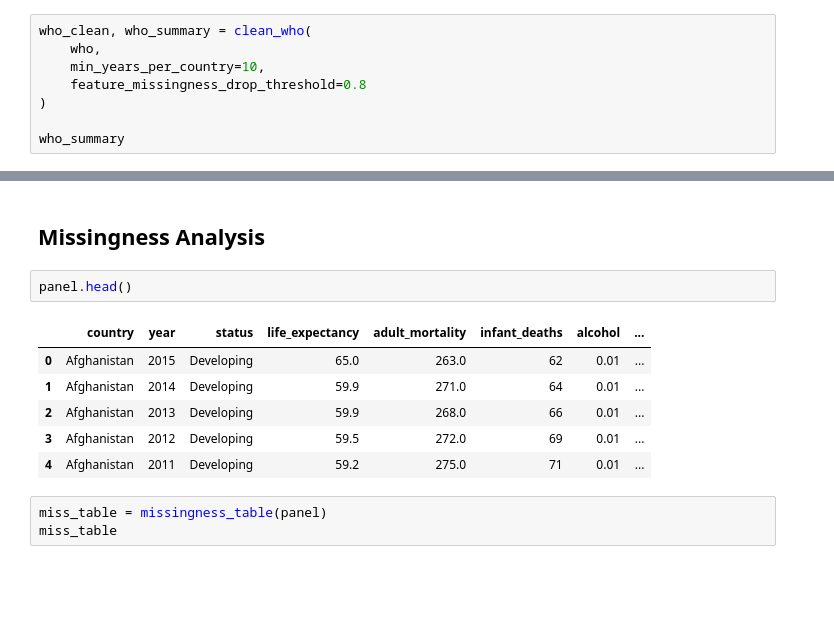
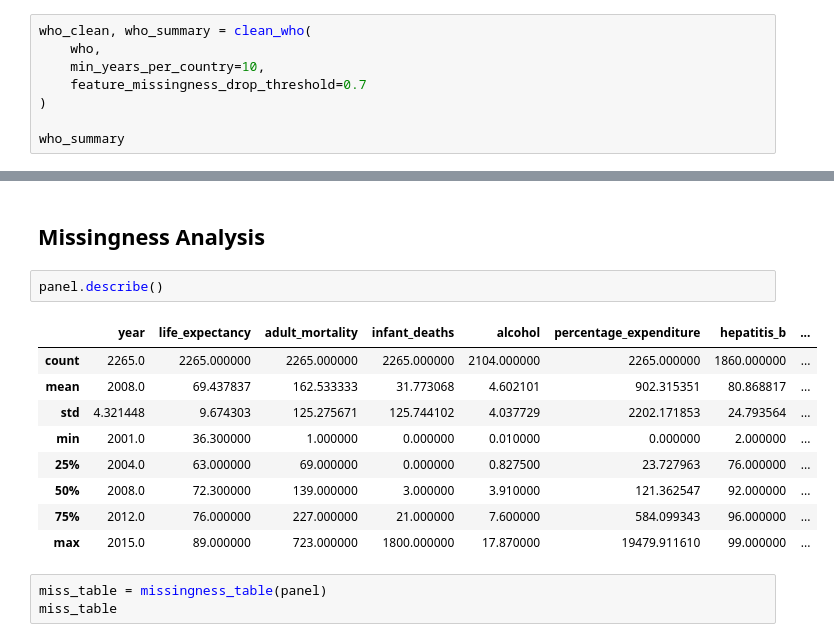
Before and after one commit to aleksiakolo/life-expectancy-analysis, a Jupyter notebook: notebooks/02_data_cleaning.ipynb, the cells around one changed output, grey strips where cells are left out. Cells and saved outputs as stored; diff of their text form; blank space fills up the shorter version.

```diff
--- a/notebooks/02_data_cleaning.ipynb
+++ b/notebooks/02_data_cleaning.ipynb
@@ -72,7 +72,7 @@ wdi = standardize(wdi_raw, "wdi")
 who_clean, who_summary = clean_who(
     who,
     min_years_per_country=10,
-    feature_missingness_drop_threshold=0.8
+    feature_missingness_drop_threshold=0.7
 )
 
 who_summary
@@ -188,14 +188,17 @@ merge_diag
 # %% [markdown]
 ## Missingness Analysis
 # %%
-panel.head()
+panel.describe()
 # %% [output]
-|  | country | year | status | life_expectancy | adult_mortality | infant_deaths | alcohol | ... |
-| 0 | Afghanistan | 2015 | Developing | 65.0 | 263.0 | 62 | 0.01 | ... |
-| 1 | Afghanistan | 2014 | Developing | 59.9 | 271.0 | 64 | 0.01 | ... |
-| 2 | Afghanistan | 2013 | Developing | 59.9 | 268.0 | 66 | 0.01 | ... |
-| 3 | Afghanistan | 2012 | Developing | 59.5 | 272.0 | 69 | 0.01 | ... |
-| 4 | Afghanistan | 2011 | Developing | 59.2 | 275.0 | 71 | 0.01 | ... |
+|  | year | life_expectancy | adult_mortality | infant_deaths | alcohol | percentage_expenditure | hepatitis_b | ... |
+| count | 2265.0 | 2265.000000 | 2265.000000 | 2265.000000 | 2104.000000 | 2265.000000 | 1860.000000 | ... |
+| mean | 2008.0 | 69.437837 | 162.533333 | 31.773068 | 4.602101 | 902.315351 | 80.868817 | ... |
+| std | 4.321448 | 9.674303 | 125.275671 | 125.744102 | 4.037729 | 2202.171853 | 24.793564 | ... |
+| min | 2001.0 | 36.300000 | 1.000000 | 0.000000 | 0.010000 | 0.000000 | 2.000000 | ... |
+| 25% | 2004.0 | 63.000000 | 69.000000 | 0.000000 | 0.827500 | 23.727963 | 76.000000 | ... |
+| 50% | 2008.0 | 72.300000 | 139.000000 | 3.000000 | 3.910000 | 121.362547 | 92.000000 | ... |
+| 75% | 2012.0 | 76.000000 | 227.000000 | 21.000000 | 7.600000 | 584.099343 | 96.000000 | ... |
+| max | 2015.0 | 89.000000 | 723.000000 | 1800.000000 | 17.870000 | 19479.911610 | 99.000000 | ... |
 # %%
 miss_table = missingness_table(panel)
 miss_table
```
Also changed, not shown: parts of 1 cell of this notebook, 2 other files.
